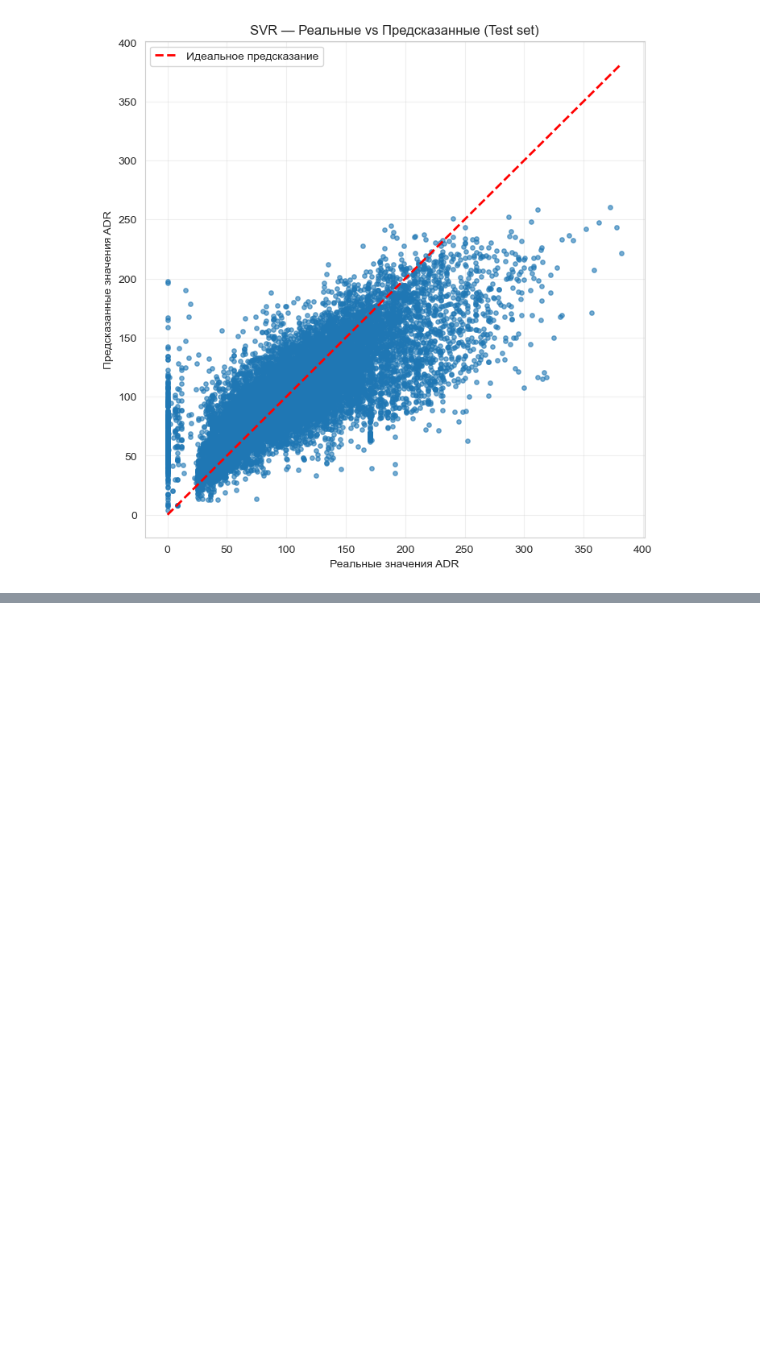
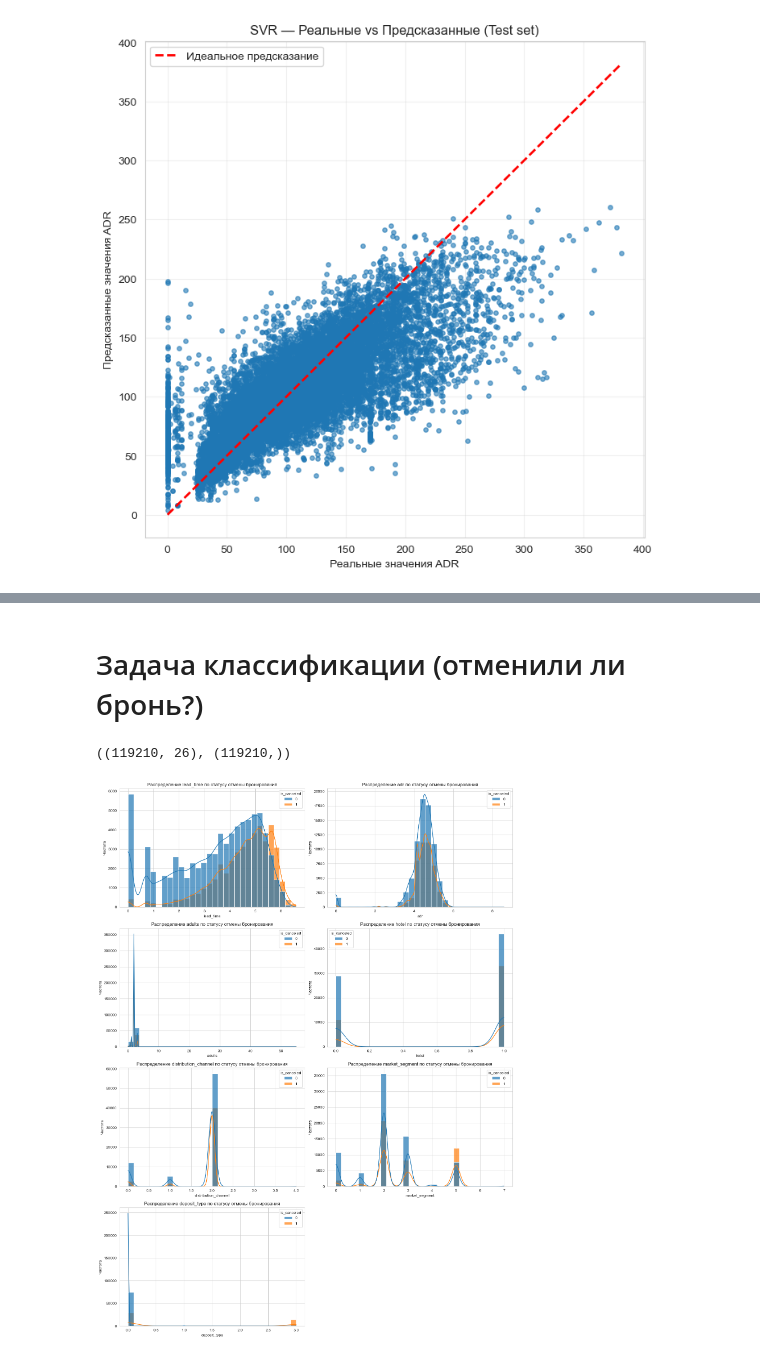
Before and after one commit to slaav1k/RSREU_MethodsML, a Jupyter notebook: sample2.ipynb, the cells around one changed output, grey strips where cells are left out. Saved outputs shown, nothing was run; the diff lists cells and outputs as text; code cells hidden in the pictures; blank space fills up the shorter version.

```diff
--- a/sample2.ipynb
+++ b/sample2.ipynb
@@ -1543,0 +1664,46 @@ plt.show()
+# %% [markdown]
+# Задача классификации (отменили ли бронь?)
+# %%
+Xcl = pd.concat([cat_df, num_df], axis=1)
+ycl = df['is_canceled']
+
+Xcl.shape, ycl.shape
+# %% [output]
+((119210, 26), (119210,))
+# %%
+import matplotlib.pyplot as plt
+import seaborn as sns
+
+# Выбираем признаки для визуализации (можете заменить на список интересующих столбцов из X)
+features_to_plot = ['lead_time', 'adr', 'adults', 'hotel', 'distribution_channel', 'market_segment', 'deposit_type']
+
+# Ограничиваем количество признаков на графике (если их слишком много)
+features_to_plot = features_to_plot[:8]  # берём первые 8 признаков для примера
+
+# Создаём фигуру с подзаграфами (4 строки, 2 столбца)
+plt.figure(figsize=(15, 20))
+
+# Объединяем X и y для удобства визуализации
+data_with_target = pd.concat([Xcl[features_to_plot], ycl], axis=1)
+data_with_target.columns = list(features_to_plot) + ['is_canceled']
+
+# Рисуем графики
+for i, feature in enumerate(features_to_plot, 1):
+    plt.subplot(4, 2, i)
+    sns.histplot(
+        data=data_with_target,
+        x=feature,
+        hue='is_canceled',  # разбивка по целевому признаку (0 и 1)
+        kde=True,           # добавляем оценку плотности (кривую KDE)
+        bins=30,           # количество бинов
+        alpha=0.7          # прозрачность
+    )
+    plt.title(f'Распределение {feature} по статусу отмены бронирования')
+    plt.xlabel(feature)
+    plt.ylabel('Частота')
+
+# Настраиваем расположение графиков
+plt.tight_layout()
+plt.show()
+# %% [output]
+[figure, added]
```
Also changed, not shown: parts of 73 cells of this notebook.
